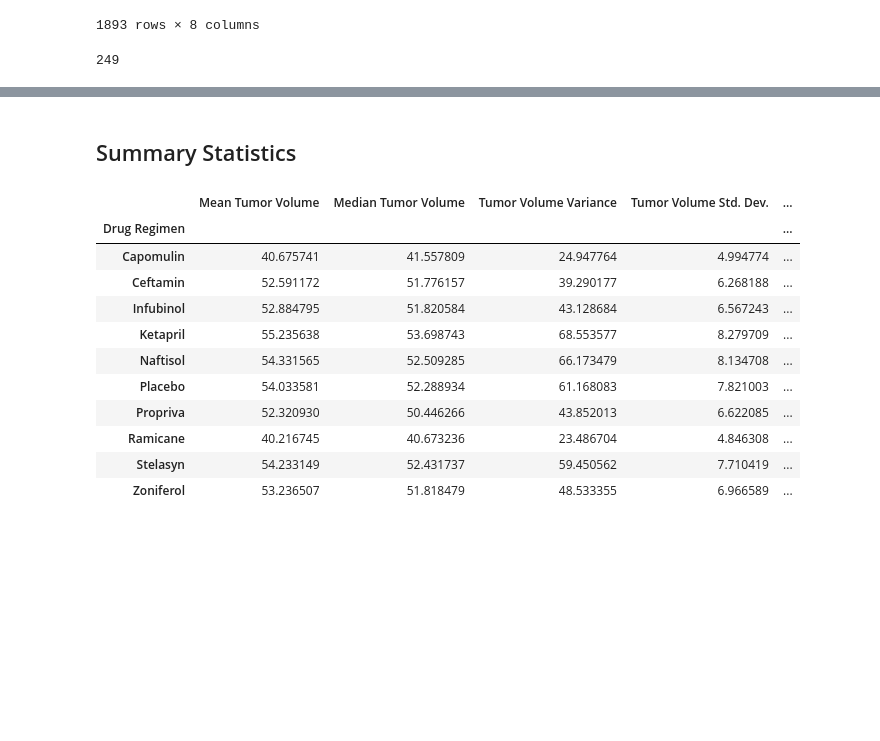
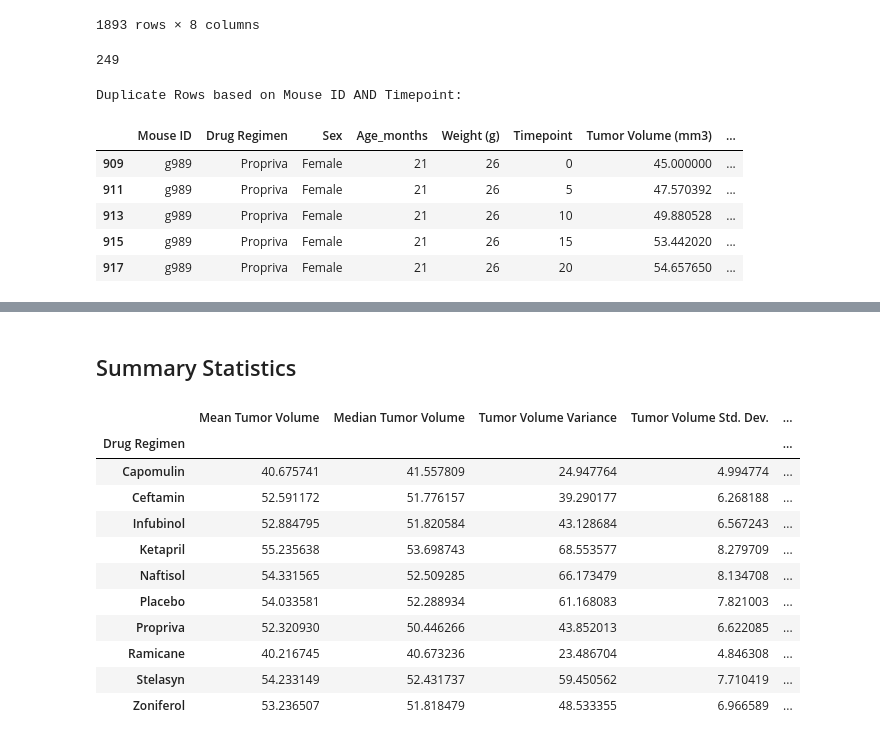
Before and after one commit to Sophie-GJ/pyplots-challenge, a Jupyter notebook: pymaceuticals.ipynb, the cells around one changed output, grey strips where cells are left out. Drawn from its saved outputs; the diff is of its cells as text; code cells hidden in the pictures; blank space fills up the shorter version.

```diff
--- a/pymaceuticals.ipynb
+++ b/pymaceuticals.ipynb
@@ -49,5 +49,20 @@ len(mouse_study_df["Mouse ID"].unique())
 # %%
 # Our data should be uniquely identified by Mouse ID and Timepoint
 # Get the duplicate mice by ID number that shows up for Mouse ID and Timepoint.
+
+#found source code for this on GeeksforGeeks website
+
+duplicate = mouse_study_df[mouse_study_df.duplicated(['Mouse ID', "Timepoint"])]
+
+print("Duplicate Rows based on Mouse ID AND Timepoint:")
+duplicate
+# %% [output]
+Duplicate Rows based on Mouse ID AND Timepoint:
+|  | Mouse ID | Drug Regimen | Sex | Age_months | Weight (g) | Timepoint | Tumor Volume (mm3) | ... |
+| 909 | g989 | Propriva | Female | 21 | 26 | 0 | 45.000000 | ... |
+| 911 | g989 | Propriva | Female | 21 | 26 | 5 | 47.570392 | ... |
+| 913 | g989 | Propriva | Female | 21 | 26 | 10 | 49.880528 | ... |
+| 915 | g989 | Propriva | Female | 21 | 26 | 15 | 53.442020 | ... |
+| 917 | g989 | Propriva | Female | 21 | 26 | 20 | 54.657650 | ... |
 # %%
 # Optional: Get all the data for the duplicate mouse ID.
```
Also changed, not shown: parts of 3 cells of this notebook.
